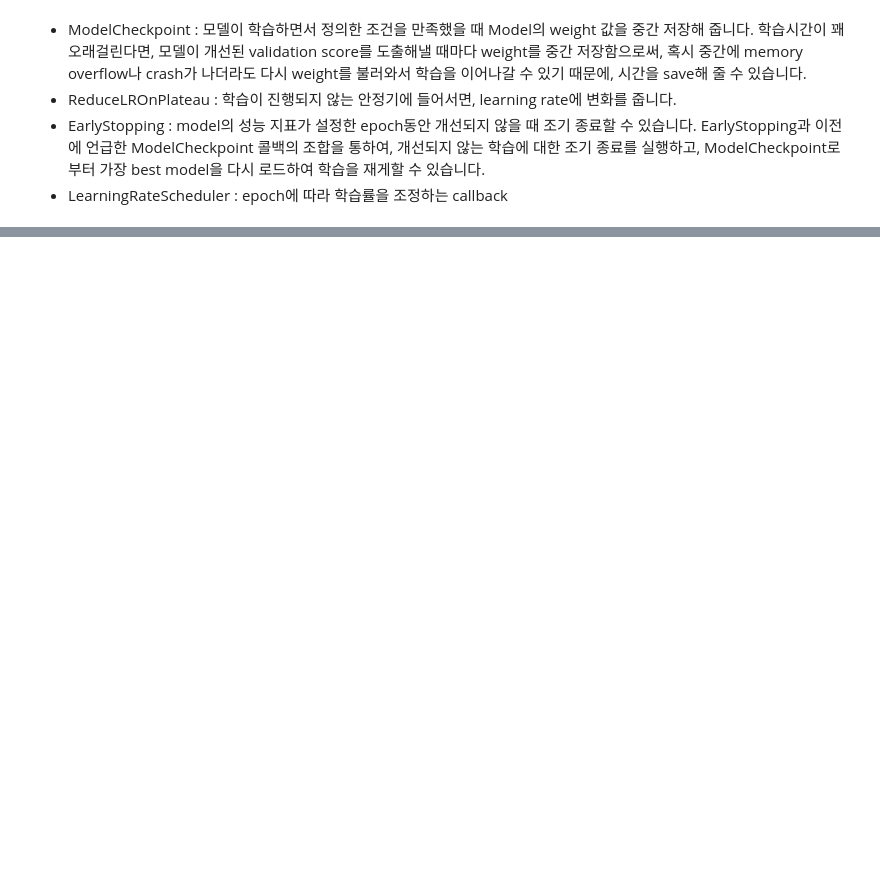
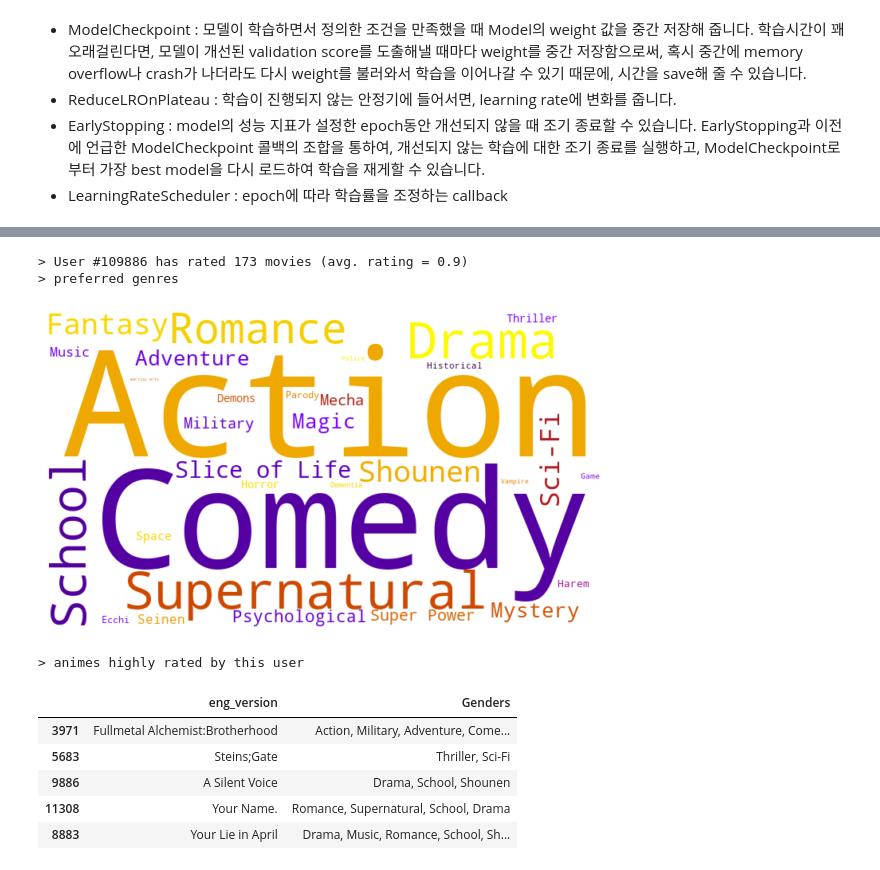
Before and after one commit to suzzini/DS_Project, a Jupyter notebook: Untitled6.ipynb, the cells around one changed output, grey strips where cells are left out. Saved outputs shown, nothing was run; the diff lists cells and outputs as text; code cells hidden in the pictures; blank space fills up the shorter version.

```diff
--- a/Untitled6.ipynb
+++ b/Untitled6.ipynb
@@ -528,0 +662,6 @@ plot_model(model, to_file='./dot.png',show_shapes=True, show_layer_names=True)
+# %%
+print('> picking up random user')
+
+ratings_per_user = rating_df.groupby('user_id').size()
+random_user = ratings_per_user[ratings_per_user < 500].sample(1, random_state=None).index[0]
+print('> user_id:', random_user)
@@ -528,0 +815,16 @@ plot_model(model, to_file='./dot.png',show_shapes=True, show_layer_names=True)
+# %%
+user_pref = get_user_preferences(random_user, plot=True, verbose=1)
+print('> animes highly rated by this user')
+
+pd.DataFrame(user_pref).head(5)
+# %% [output]
+> User #109886 has rated 173 movies (avg. rating = 0.9)
+> preferred genres
+[figure, added]
+> animes highly rated by this user
+|  | eng_version | Genders |
+| 3971 | Fullmetal Alchemist:Brotherhood | Action, Military, Adventure, Come... |
+| 5683 | Steins;Gate | Thriller, Sci-Fi |
+| 9886 | A Silent Voice | Drama, School, Shounen |
+| 11308 | Your Name. | Romance, Supernatural, School, Drama |
+| 8883 | Your Lie in April | Drama, Music, Romance, School, Sh... |
```
Also changed, not shown: parts of 56 cells of this notebook.
